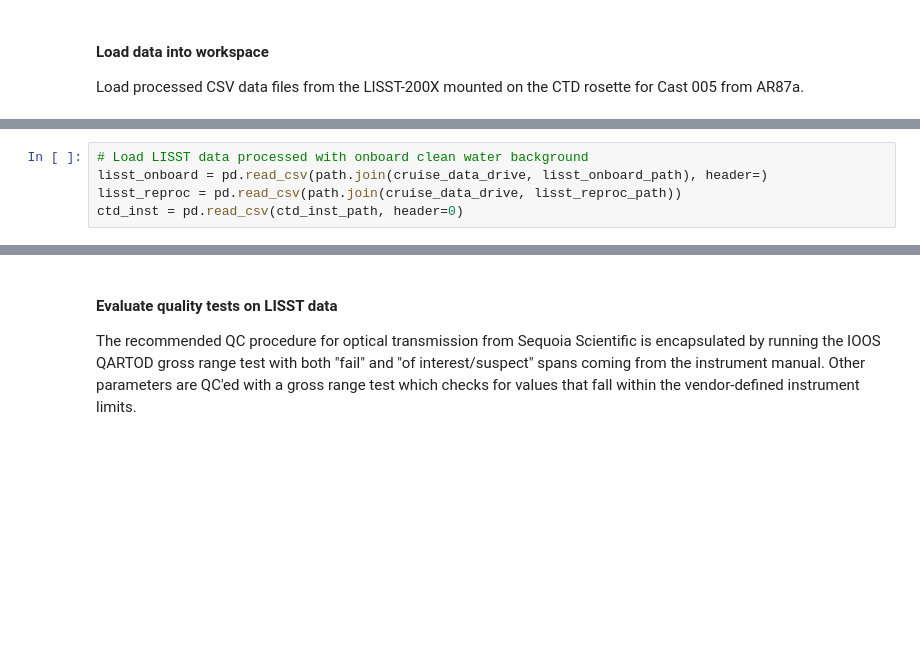
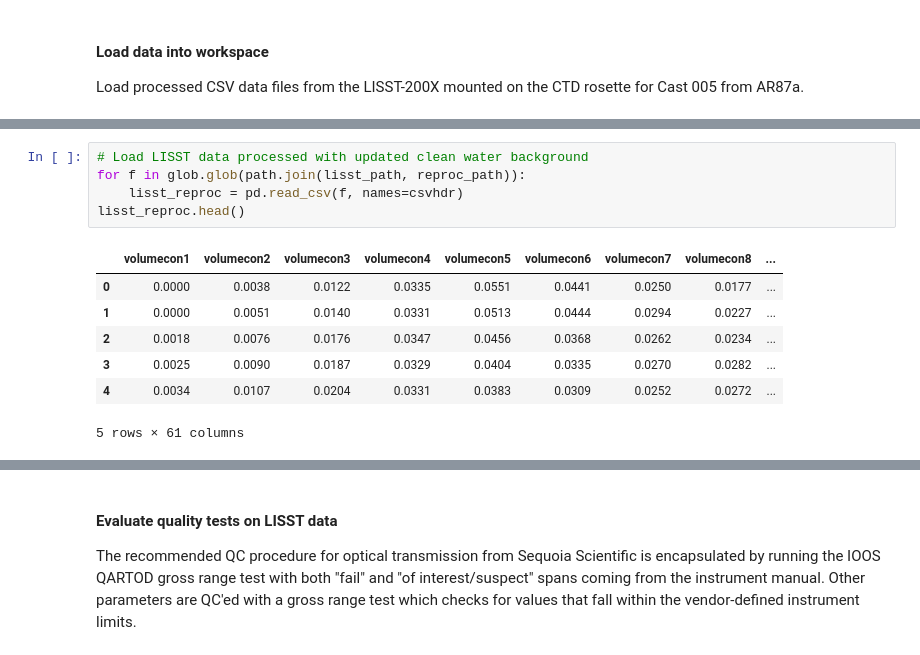
Before and after one commit to cooleyky/pioneer-21, a Jupyter notebook: 00-plot-ctd-lisst.ipynb, the cells around one changed output, grey strips where cells are left out. Cells and saved outputs as stored; diff of their text form; blank space fills up the shorter version.

```diff
--- a/00-plot-ctd-lisst.ipynb
+++ b/00-plot-ctd-lisst.ipynb
@@ -28,5 +102,13 @@ ctd_inst_path = "general*/AR87a_CTD_Casts/ctd/process/*_005.asc"
 # %%
-# Load LISST data processed with onboard clean water background
-lisst_onboard = pd.read_csv(path.join(cruise_data_drive, lisst_onboard_path), header=)
-lisst_reproc = pd.read_csv(path.join(cruise_data_drive, lisst_reproc_path))
-ctd_inst = pd.read_csv(ctd_inst_path, header=0)
+# Load LISST data processed with updated clean water background
+for f in glob.glob(path.join(lisst_path, reproc_path)):
+    lisst_reproc = pd.read_csv(f, names=csvhdr)
+lisst_reproc.head()
+# %% [output]
+|  | volumecon1 | volumecon2 | volumecon3 | volumecon4 | volumecon5 | volumecon6 | volumecon7 | volumecon8 | ... |
+| 0 | 0.0000 | 0.0038 | 0.0122 | 0.0335 | 0.0551 | 0.0441 | 0.0250 | 0.0177 | ... |
+| 1 | 0.0000 | 0.0051 | 0.0140 | 0.0331 | 0.0513 | 0.0444 | 0.0294 | 0.0227 | ... |
+| 2 | 0.0018 | 0.0076 | 0.0176 | 0.0347 | 0.0456 | 0.0368 | 0.0262 | 0.0234 | ... |
+| 3 | 0.0025 | 0.0090 | 0.0187 | 0.0329 | 0.0404 | 0.0335 | 0.0270 | 0.0282 | ... |
+| 4 | 0.0034 | 0.0107 | 0.0204 | 0.0331 | 0.0383 | 0.0309 | 0.0252 | 0.0272 | ... |
+5 rows × 61 columns
```
Also changed, not shown: parts of 17 cells of this notebook, 1 other file.
